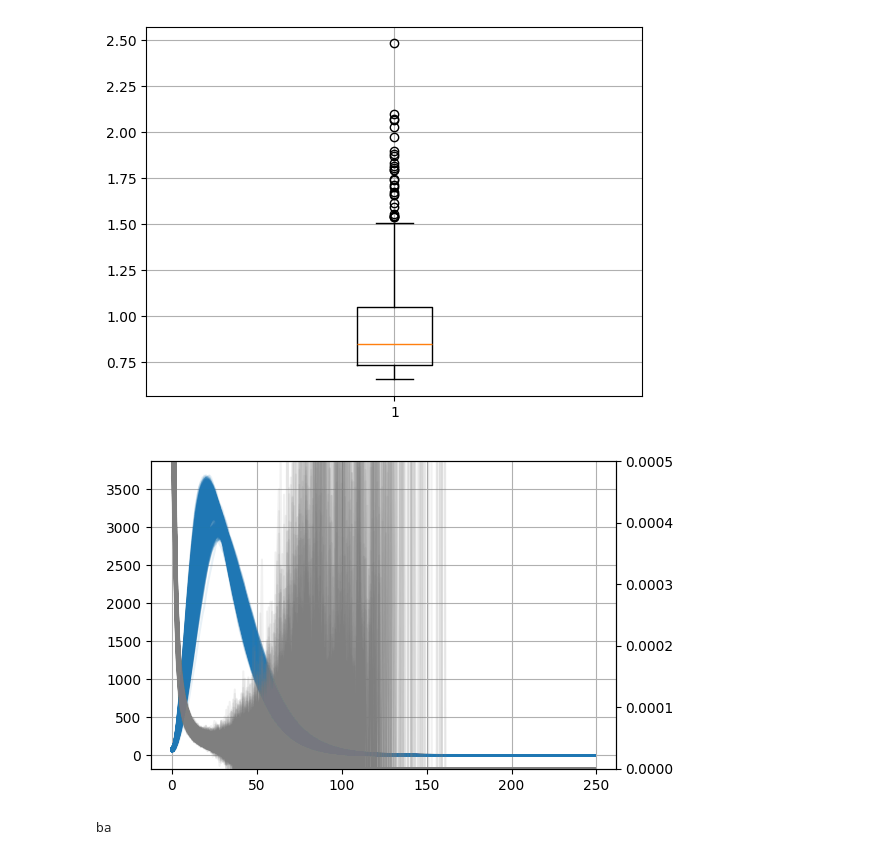
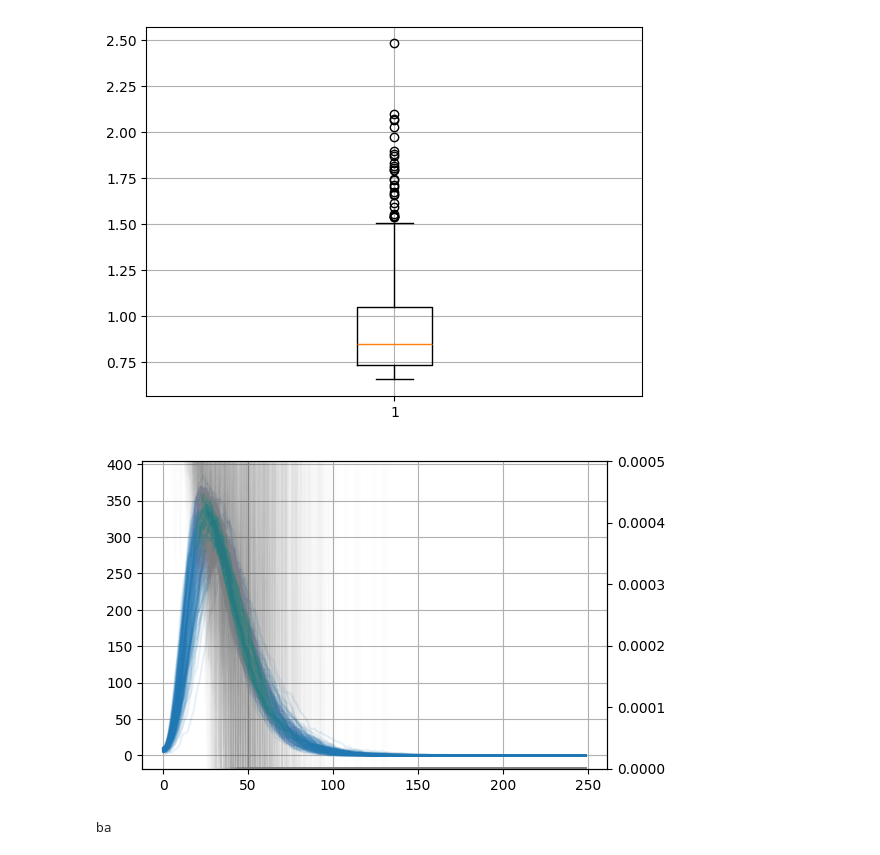
Before and after one commit to Mpkosh/hybrid_surrogate, a Jupyter notebook: notebooks/seir_network_dataset_generation.ipynb, the cells around one changed output. Saved outputs shown, nothing was run; the diff lists cells and outputs as text; code cells hidden in the pictures.

```diff
--- a/notebooks/seir_network_dataset_generation.ipynb
+++ b/notebooks/seir_network_dataset_generation.ipynb
@@ -100,17 +142,17 @@ plt.grid()
 # %%
 fig, ax = plt.subplots(1, 1, figsize=(6, 4))
 ax_beta = ax.twinx()
 
-files = glob.glob('../sim_data/new_ba_10000/*.csv')
+files = glob.glob('../sim_data/new_ba_1000/*.csv')
 for file in files:
     df = pd.read_csv(file)
     ax.plot(df.I, color='tab:blue', alpha=0.1)
-    ax_beta.plot(df.Beta, color='tab:gray', alpha=0.1)
+    ax_beta.plot(df.Beta, color='tab:gray', alpha=0.01)
 
 ax_beta.set_ylim(-1e-6,5e-4)
 ax.grid()
 # %% [output]
-[figure, old version]
+[figure, new version]
 # %%
 tmax = 250 # time in days for simulation
 columns = ['beta', 'gamma', 'delta',
```
Also changed, not shown: parts of 14 cells of this notebook.
